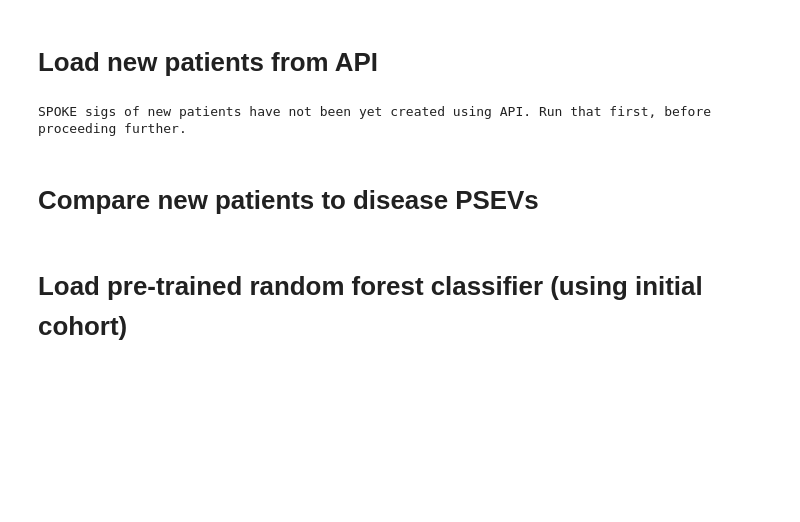
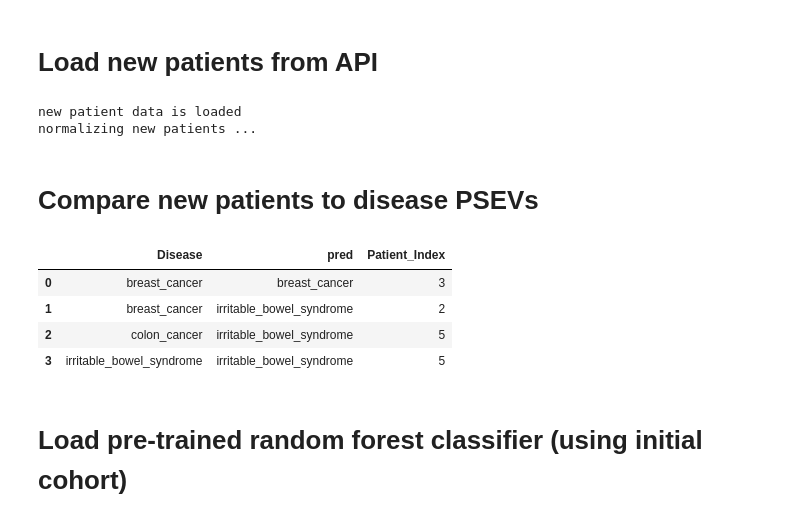
Before and after one commit to BaranziniLab/SPOKEsig-Workshop, a Jupyter notebook: code/patient_spoke_sig_analysis.ipynb, the cells around one changed output. Cells and saved outputs as stored; diff of their text form; code cells hidden in the pictures; blank space fills up the shorter version.

```diff
--- a/code/patient_spoke_sig_analysis.ipynb
+++ b/code/patient_spoke_sig_analysis.ipynb
@@ -160,6 +155,7 @@ try:
     new_cohort = pd.read_csv(new_patient_info_filename, sep='\t', header=0, index_col=False)
     print('new patient data is loaded')
     new_cohort.loc[:,'label'] = new_cohort.Disease.map(dict(zip(diseases, np.arange(len(diseases)))))
+    new_cohort = new_cohort.replace(dict(zip(diseases, disease_names)))
     new_spoke_sigs = np.load(new_patient_spokesig_filename, allow_pickle=False)
     print('normalizing new patients ...')
     new_spoke_sigs = (new_spoke_sigs-mean_sig)/std_sig
@@ -167,19 +163,26 @@ try:
 except FileNotFoundError:
     print('SPOKE sigs of new patients have not been yet created using API. Run that first using "get_patient_spoke_sig_using_API.ipynb", before proceeding further.')
 # %% [output]
-SPOKE sigs of new patients have not been yet created using API. Run that first, before proceeding further.
+new patient data is loaded
+normalizing new patients ...
 # %% [markdown]
 # Compare new patients to disease PSEVs
 # %%
 new_patient_to_disease_dist = cdist(new_spoke_sigs, psev_matrix, metric='cosine')
 #
-best_match = np.array(np.array(diseases)[np.argmin(new_patient_to_disease_dist, axis=1)])
-print(np.sum(new_cohort.Disease.values==best_match)/len(new_cohort))
+best_match = np.array(np.array(disease_names)[np.argmin(new_patient_to_disease_dist, axis=1)])
+# print(np.sum(new_cohort.Disease.values==best_match)/len(new_cohort))
 #
 new_cohort.loc[:,'pred'] = best_match
 new_cohort.loc[:,'match_correct'] = new_cohort.Disease.values == new_cohort.pred.values
 match_stats_df = new_cohort[['Patient_Index', 'Disease', 'pred']].groupby(['Disease','pred']).count().reset_index()
 match_stats_df
+# %% [output]
+|  | Disease | pred | Patient_Index |
+| 0 | breast_cancer | breast_cancer | 3 |
+| 1 | breast_cancer | irritable_bowel_syndrome | 2 |
+| 2 | colon_cancer | irritable_bowel_syndrome | 5 |
+| 3 | irritable_bowel_syndrome | irritable_bowel_syndrome | 5 |
 # %% [markdown]
 # Load pre-trained random forest classifier (using initial cohort)
 # %%
```
Also changed, not shown: parts of 8 cells of this notebook, 9 other files.
